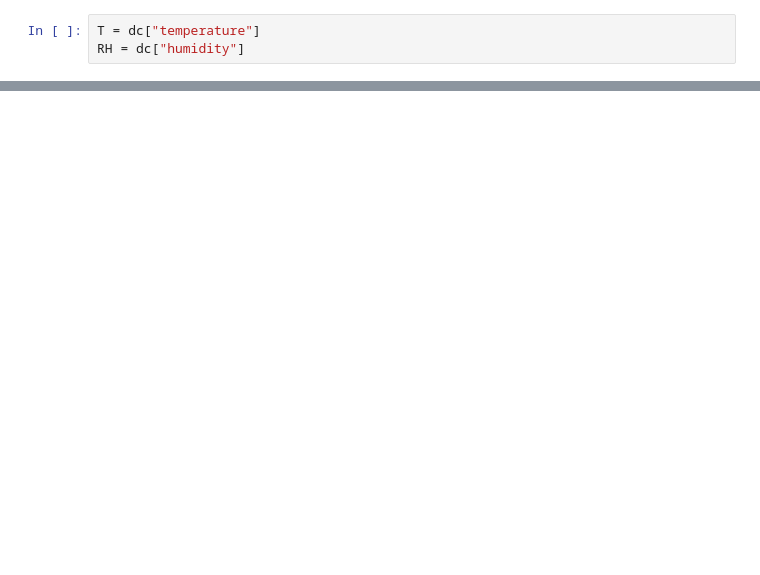
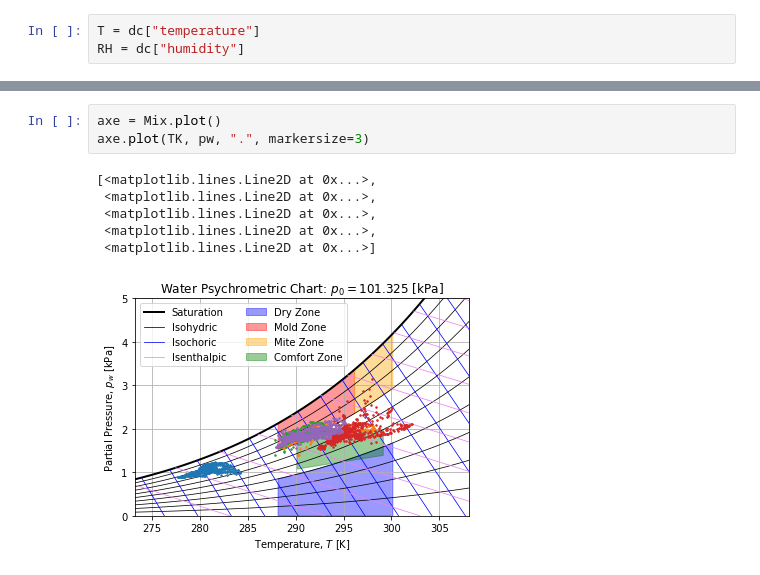
Before and after one commit to jlandercy/cookbook, a Jupyter notebook: python/scientific/phychem/Psychrodapi.ipynb, the cells around one changed output, grey strips where cells are left out. Cells and saved outputs as stored; diff of their text form; blank space fills up the shorter version.

```diff
--- a/python/scientific/phychem/Psychrodapi.ipynb
+++ b/python/scientific/phychem/Psychrodapi.ipynb
@@ -64,0 +113,10 @@ Mix.plot()
+# %%
+axe = Mix.plot()
+axe.plot(TK, pw, ".", markersize=3)
+# %% [output]
+[<matplotlib.lines.Line2D at 0x...>,
+ <matplotlib.lines.Line2D at 0x...>,
+ <matplotlib.lines.Line2D at 0x...>,
+ <matplotlib.lines.Line2D at 0x...>,
+ <matplotlib.lines.Line2D at 0x...>]
+[figure, added]
```
Also changed, not shown: parts of 14 cells of this notebook.
